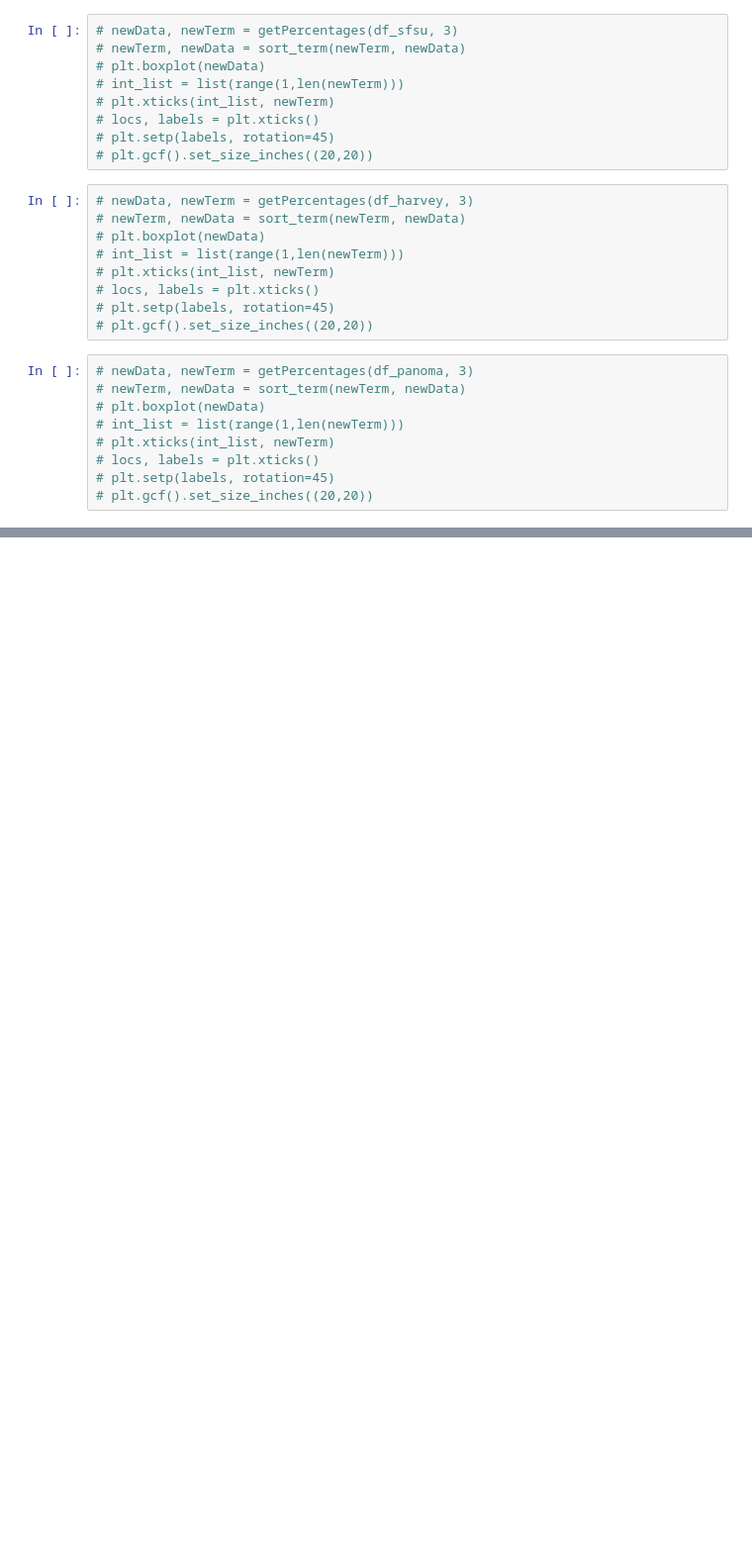
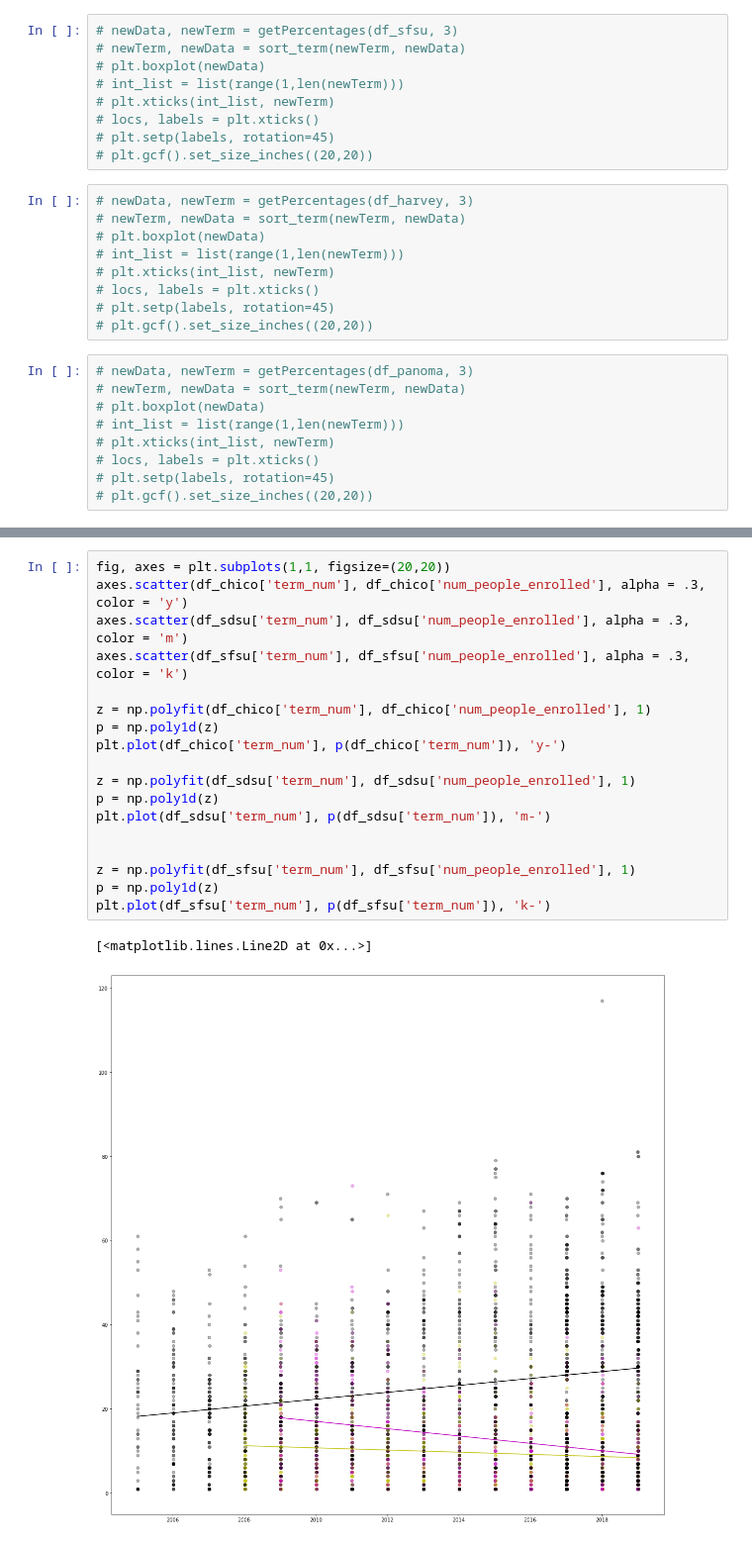
Before and after one commit to Tcbowen/CSE-184, a Jupyter notebook: Data.ipynb, the cells around one changed output, grey strips where cells are left out. Shown at 99% size. Saved outputs shown, nothing was run; the diff lists cells and outputs as text; blank space fills up the shorter version.

```diff
--- a/Data.ipynb
+++ b/Data.ipynb
@@ -266,0 +284,21 @@ print(df_p)
+# %%
+fig, axes = plt.subplots(1,1, figsize=(20,20))
+axes.scatter(df_chico['term_num'], df_chico['num_people_enrolled'], alpha = .3, color = 'y')
+axes.scatter(df_sdsu['term_num'], df_sdsu['num_people_enrolled'], alpha = .3, color = 'm')
+axes.scatter(df_sfsu['term_num'], df_sfsu['num_people_enrolled'], alpha = .3, color = 'k')
+
+z = np.polyfit(df_chico['term_num'], df_chico['num_people_enrolled'], 1)
+p = np.poly1d(z)
+plt.plot(df_chico['term_num'], p(df_chico['term_num']), 'y-')
+
+z = np.polyfit(df_sdsu['term_num'], df_sdsu['num_people_enrolled'], 1)
+p = np.poly1d(z)
+plt.plot(df_sdsu['term_num'], p(df_sdsu['term_num']), 'm-')
+
+
+z = np.polyfit(df_sfsu['term_num'], df_sfsu['num_people_enrolled'], 1)
+p = np.poly1d(z)
+plt.plot(df_sfsu['term_num'], p(df_sfsu['term_num']), 'k-')
+# %% [output]
+[<matplotlib.lines.Line2D at 0x...>]
+[figure, added]
```
Also changed, not shown: parts of 15 cells of this notebook.
